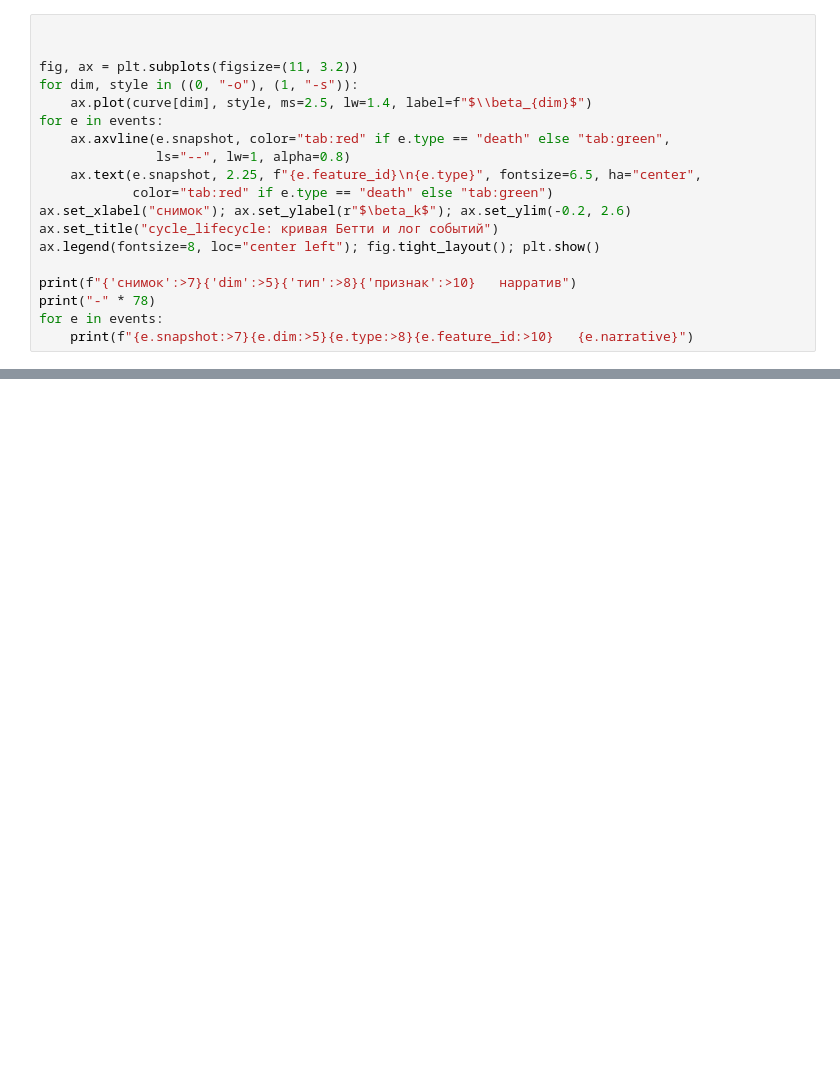
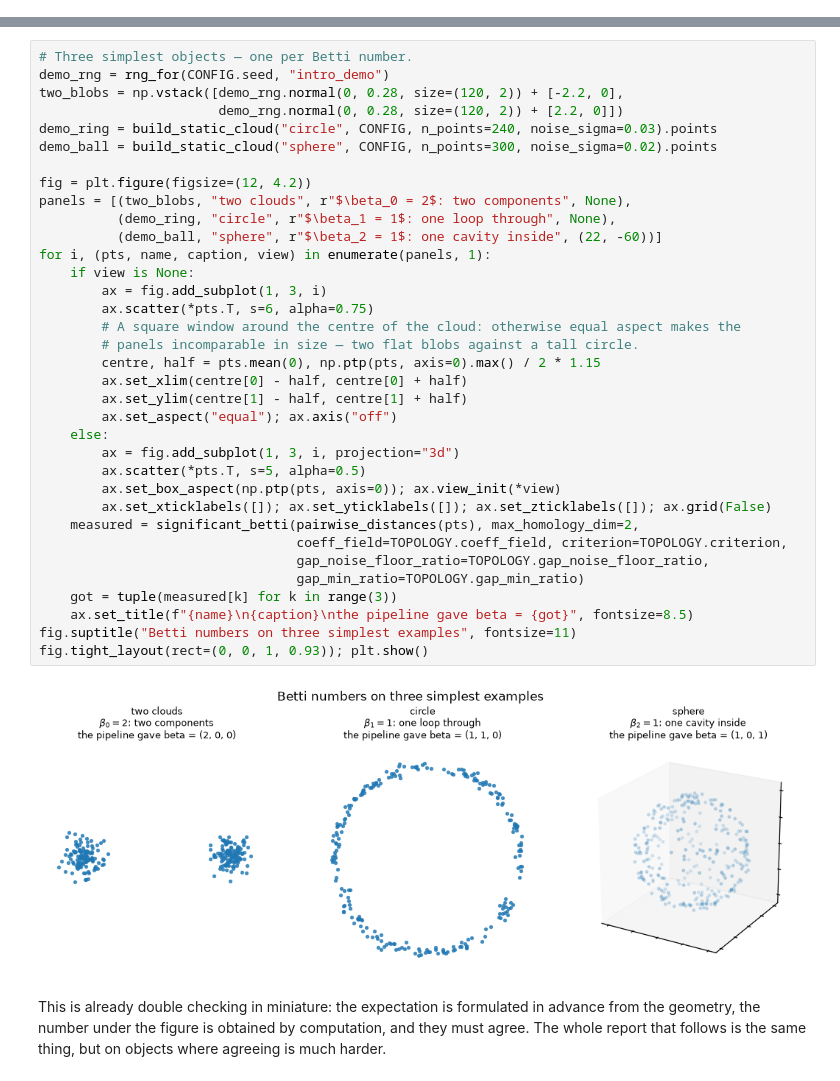
Before and after one commit to Semyon-ksa/tdadyn, a Jupyter notebook: notebooks/report.ipynb, the cells around one changed output, grey strips where cells are left out. Saved outputs shown, nothing was run; the diff lists cells and outputs as text; blank space fills up the shorter version.

```diff
--- a/notebooks/report.ipynb
+++ b/notebooks/report.ipynb
@@ -925,19 +0,0 @@ fig.tight_layout(); plt.show()
-# %%
-
-
-fig, ax = plt.subplots(figsize=(11, 3.2))
-for dim, style in ((0, "-o"), (1, "-s")):
-    ax.plot(curve[dim], style, ms=2.5, lw=1.4, label=f"$\\beta_{dim}$")
-for e in events:
-    ax.axvline(e.snapshot, color="tab:red" if e.type == "death" else "tab:green",
-               ls="--", lw=1, alpha=0.8)
-    ax.text(e.snapshot, 2.25, f"{e.feature_id}\n{e.type}", fontsize=6.5, ha="center",
-            color="tab:red" if e.type == "death" else "tab:green")
-ax.set_xlabel("снимок"); ax.set_ylabel(r"$\beta_k$"); ax.set_ylim(-0.2, 2.6)
-ax.set_title("cycle_lifecycle: кривая Бетти и лог событий")
-ax.legend(fontsize=8, loc="center left"); fig.tight_layout(); plt.show()
-
-print(f"{'снимок':>7}{'dim':>5}{'тип':>8}{'признак':>10}   нарратив")
-print("-" * 78)
-for e in events:
-    print(f"{e.snapshot:>7}{e.dim:>5}{e.type:>8}{e.feature_id:>10}   {e.narrative}")
@@ -1781,0 +128,41 @@ truth_sha256 НЕ отбрасывается: он воспроизводим,
+# %%
+# Three simplest objects — one per Betti number.
+demo_rng = rng_for(CONFIG.seed, "intro_demo")
+two_blobs = np.vstack([demo_rng.normal(0, 0.28, size=(120, 2)) + [-2.2, 0],
+                       demo_rng.normal(0, 0.28, size=(120, 2)) + [2.2, 0]])
+demo_ring = build_static_cloud("circle", CONFIG, n_points=240, noise_sigma=0.03).points
+demo_ball = build_static_cloud("sphere", CONFIG, n_points=300, noise_sigma=0.02).points
+
+fig = plt.figure(figsize=(12, 4.2))
+panels = [(two_blobs, "two clouds", r"$\beta_0 = 2$: two components", None),
+          (demo_ring, "circle", r"$\beta_1 = 1$: one loop through", None),
+          (demo_ball, "sphere", r"$\beta_2 = 1$: one cavity inside", (22, -60))]
+for i, (pts, name, caption, view) in enumerate(panels, 1):
+    if view is None:
+        ax = fig.add_subplot(1, 3, i)
+        ax.scatter(*pts.T, s=6, alpha=0.75)
+        # A square window around the centre of the cloud: otherwise equal aspect makes the
+        # panels incomparable in size — two flat blobs against a tall circle.
+        centre, half = pts.mean(0), np.ptp(pts, axis=0).max() / 2 * 1.15
+        ax.set_xlim(centre[0] - half, centre[0] + half)
+        ax.set_ylim(centre[1] - half, centre[1] + half)
+        ax.set_aspect("equal"); ax.axis("off")
+    else:
+        ax = fig.add_subplot(1, 3, i, projection="3d")
+        ax.scatter(*pts.T, s=5, alpha=0.5)
+        ax.set_box_aspect(np.ptp(pts, axis=0)); ax.view_init(*view)
+        ax.set_xticklabels([]); ax.set_yticklabels([]); ax.set_zticklabels([]); ax.grid(False)
+    measured = significant_betti(pairwise_distances(pts), max_homology_dim=2,
+                                 coeff_field=TOPOLOGY.coeff_field, criterion=TOPOLOGY.criterion,
+                                 gap_noise_floor_ratio=TOPOLOGY.gap_noise_floor_ratio,
+                                 gap_min_ratio=TOPOLOGY.gap_min_ratio)
+    got = tuple(measured[k] for k in range(3))
+    ax.set_title(f"{name}\n{caption}\nthe pipeline gave beta = {got}", fontsize=8.5)
+fig.suptitle("Betti numbers on three simplest examples", fontsize=11)
+fig.tight_layout(rect=(0, 0, 1, 0.93)); plt.show()
+# %% [output]
+[figure, added]
+# %% [markdown]
+This is already double checking in miniature: the expectation is formulated in advance
+from the geometry, the number under the figure is obtained by computation, and they must agree.
+The whole report that follows is the same thing, but on objects where agreeing is much harder.
```
Also changed, not shown: parts of 132 cells of this notebook, 2 other files.
